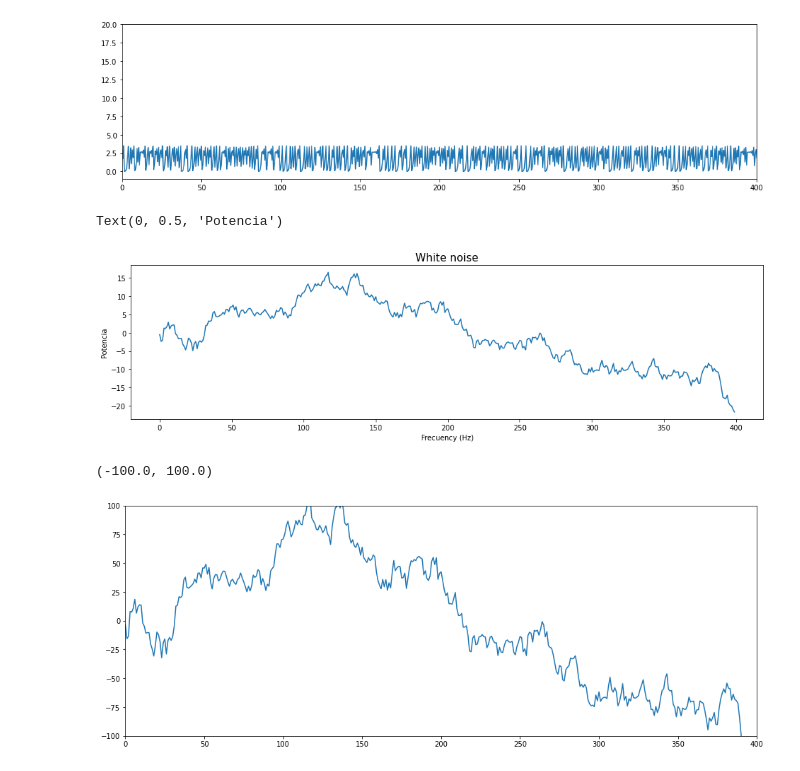
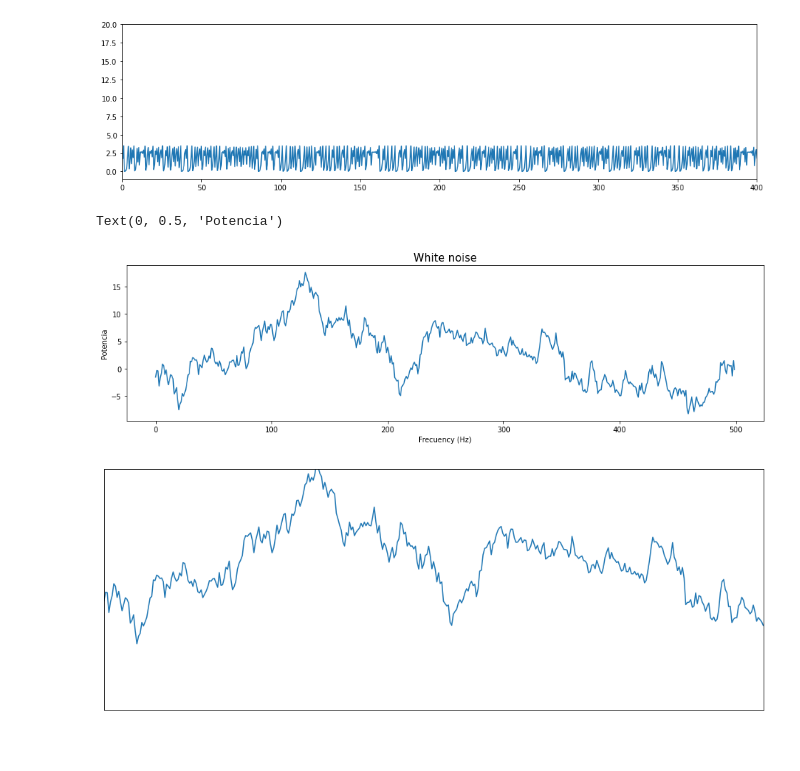
Before and after one commit to RonnyGuevara/Fractal_Images, a Jupyter notebook: TP5/TP5_FI.ipynb, the cells around one changed output. Cells and saved outputs as stored; diff of their text form; code cells hidden in the pictures.

```diff
--- a/TP5/TP5_FI.ipynb
+++ b/TP5/TP5_FI.ipynb
@@ -144,7 +144,7 @@ ax.set_ylim(-4,4)
 # %%
 import numpy as np
 import matplotlib.pyplot as plt
-samples = np.random.randn(400).cumsum()
+samples = np.random.randn(500).cumsum()
 plt.figure(figsize=(16, 4))
 plt.title("White noise", fontsize = 15)
 plt.plot(samples)
@@ -152,18 +152,20 @@ plt.xlabel("Frecuency (Hz)")
 plt.ylabel("Potencia")
 # %% [output]
 Text(0, 0.5, 'Potencia')
-[figure, old version]
+[figure, new version]
 # %%
 #@title Seleccione la escala { run: "auto" }
-escala_xx = 6.5 #@param {type:"slider", min:0, max:20, step:0.5}
-escala_yy = 1 #@param {type:"slider", min:0, max:20, step:0.5}
+escala_x = 1 #@param {type:"slider", min:1, max:20, step:0.5}
+escala_y = 1 #@param {type:"slider", min:1, max:20, step:0.5}
 samples2 = np.arange(len(samples))
-newarr = np.multiply(samples, escala_xx)
-newarr2 = np.multiply(samples2, escala_yy)
+escala_x = np.sqrt(escala_x)
+newarr = np.multiply(samples, escala_y)
+newarr2 = np.multiply(samples2, escala_x)
 fig, ax = plt.subplots(figsize = (16, 6))
 ax.plot(newarr2,newarr)
 ax.set_xlim(left=-0, right=400)
 ax.set_ylim(-100,100)
+ax.get_xaxis().set_visible(False)
+ax.get_yaxis().set_visible(False)
 # %% [output]
-(-100.0, 100.0)
-[figure, old version]
+[figure, new version]
```
